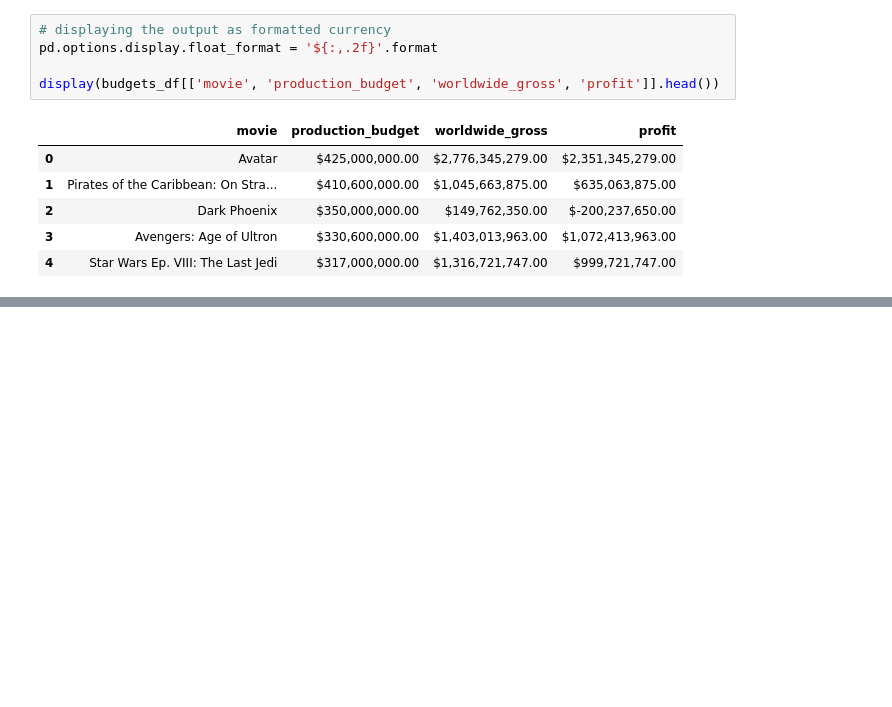
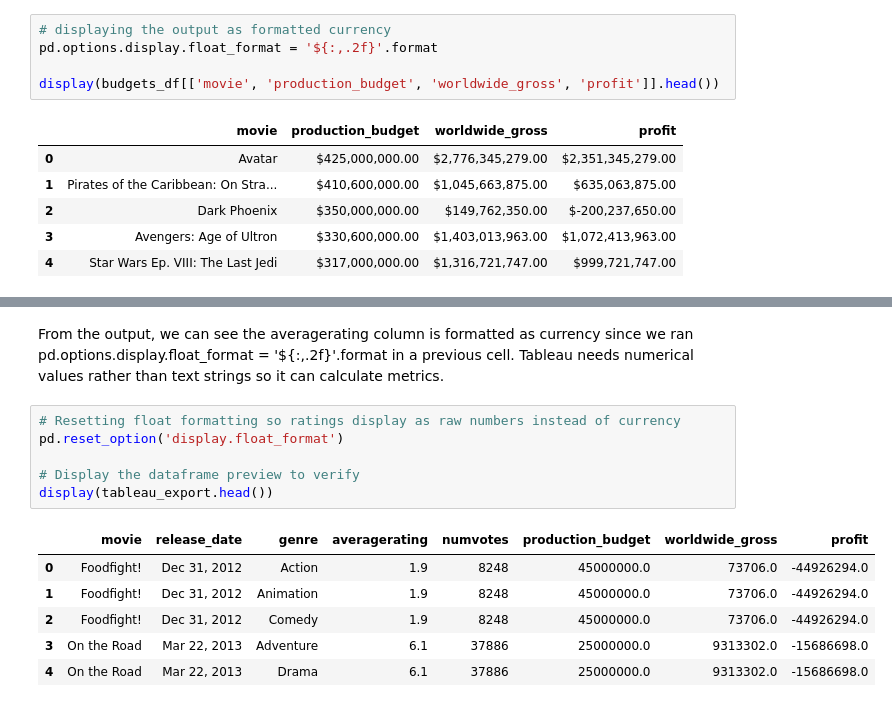
Before and after one commit to oliverkiplagat/Studio_Launch-Pad, a Jupyter notebook: student.ipynb, the cells around one changed output, grey strips where cells are left out. Saved outputs shown, nothing was run; the diff lists cells and outputs as text; blank space fills up the shorter version.

```diff
--- a/student.ipynb
+++ b/student.ipynb
@@ -184,0 +217,16 @@ display(budgets_df[['movie', 'production_budget', 'worldwide_gross', 'profit']].
+# %% [markdown]
+From the output, we can see the averagerating column is formatted as currency since we ran pd.options.display.float_format = '${:,.2f}'.format in a previous cell.
+Tableau needs numerical values rather than text strings so it can calculate metrics.
+# %%
+# Resetting float formatting so ratings display as raw numbers instead of currency
+pd.reset_option('display.float_format')
+
+# Display the dataframe preview to verify
+display(tableau_export.head())
+# %% [output]
+|  | movie | release_date | genre | averagerating | numvotes | production_budget | worldwide_gross | profit |
+| 0 | Foodfight! | Dec 31, 2012 | Action | 1.9 | 8248 | 45000000.0 | 73706.0 | -44926294.0 |
+| 1 | Foodfight! | Dec 31, 2012 | Animation | 1.9 | 8248 | 45000000.0 | 73706.0 | -44926294.0 |
+| 2 | Foodfight! | Dec 31, 2012 | Comedy | 1.9 | 8248 | 45000000.0 | 73706.0 | -44926294.0 |
+| 3 | On the Road | Mar 22, 2013 | Adventure | 6.1 | 37886 | 25000000.0 | 9313302.0 | -15686698.0 |
+| 4 | On the Road | Mar 22, 2013 | Drama | 6.1 | 37886 | 25000000.0 | 9313302.0 | -15686698.0 |
```
Also changed, not shown: parts of 2 cells of this notebook, 1 other file.
